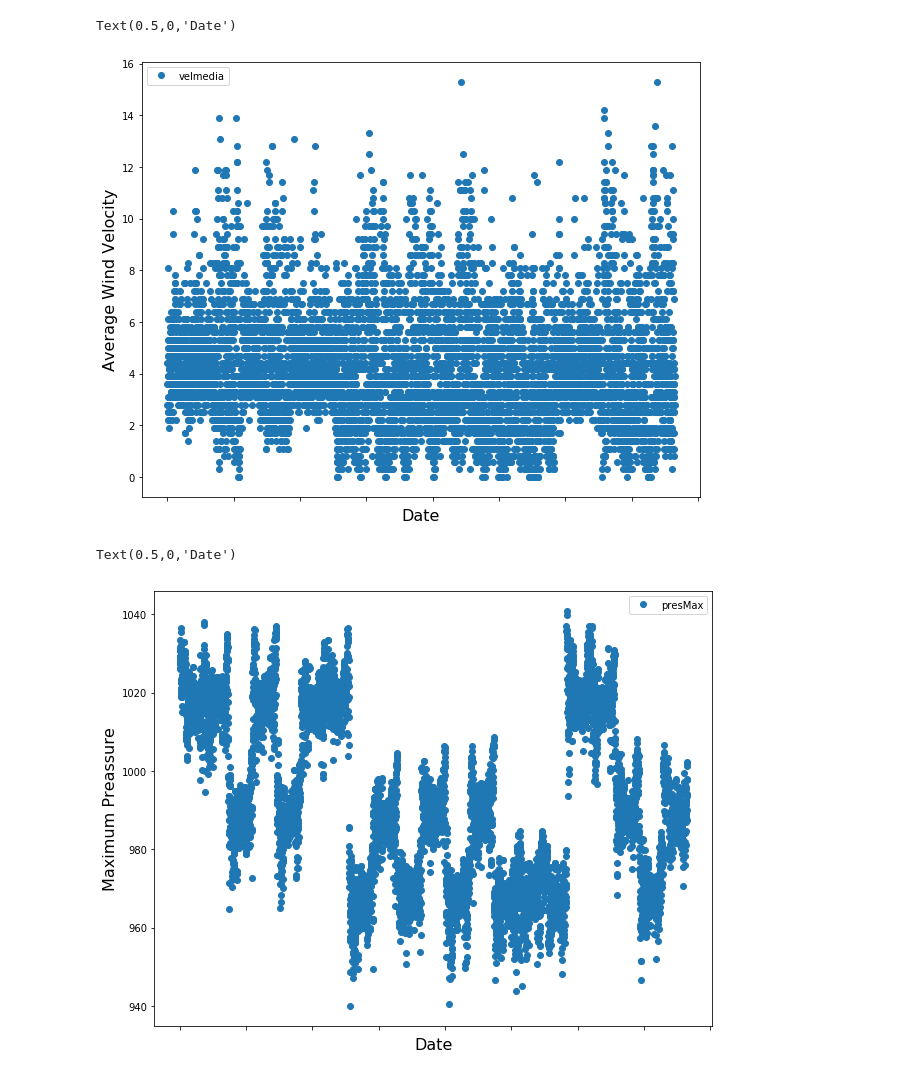
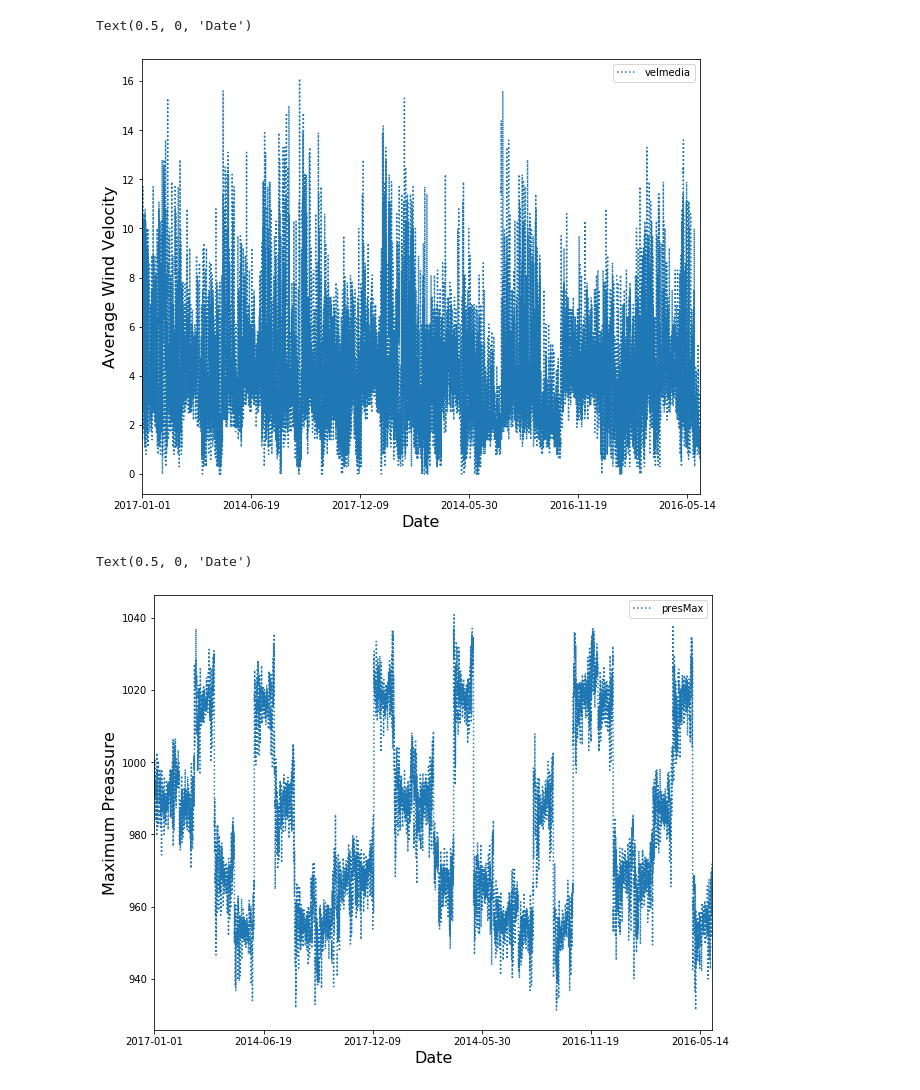
Before and after one commit to TsspGit/Rn_Time_Series, a Jupyter notebook: AEMET/Codes_Daily/First Data Handling.ipynb, the cells around one changed output. Drawn from its saved outputs; the diff is of its cells as text; code cells hidden in the pictures.

```diff
--- a/AEMET/Codes_Daily/First Data Handling.ipynb
+++ b/AEMET/Codes_Daily/First Data Handling.ipynb
@@ -65,15 +65,15 @@ Text(0.5,0,'Date')
 # %%
-DF.plot(x='fecha', y='velmedia', style='o', figsize=(10, 8))
+DF.plot(x='fecha', y='velmedia', style=':', figsize=(10, 8))
 plt.ylabel('Average Wind Velocity', fontsize=16)
 plt.xlabel('Date', fontsize=16)
 # %% [output]
-Text(0.5,0,'Date')
+Text(0.5, 0, 'Date')
-[figure, old version]
+[figure, new version]
 # %%
-DF.plot(x='fecha', y='presMax', style='o', figsize=(10, 8))
+DF.plot(x='fecha', y='presMax', style=':', figsize=(10, 8))
 plt.ylabel('Maximum Preassure', fontsize=16)
 plt.xlabel('Date', fontsize=16)
 # %% [output]
-Text(0.5,0,'Date')
+Text(0.5, 0, 'Date')
-[figure, old version]
+[figure, new version]
 # %%
```
Also changed, not shown: parts of 6 cells of this notebook, 2 other files.
